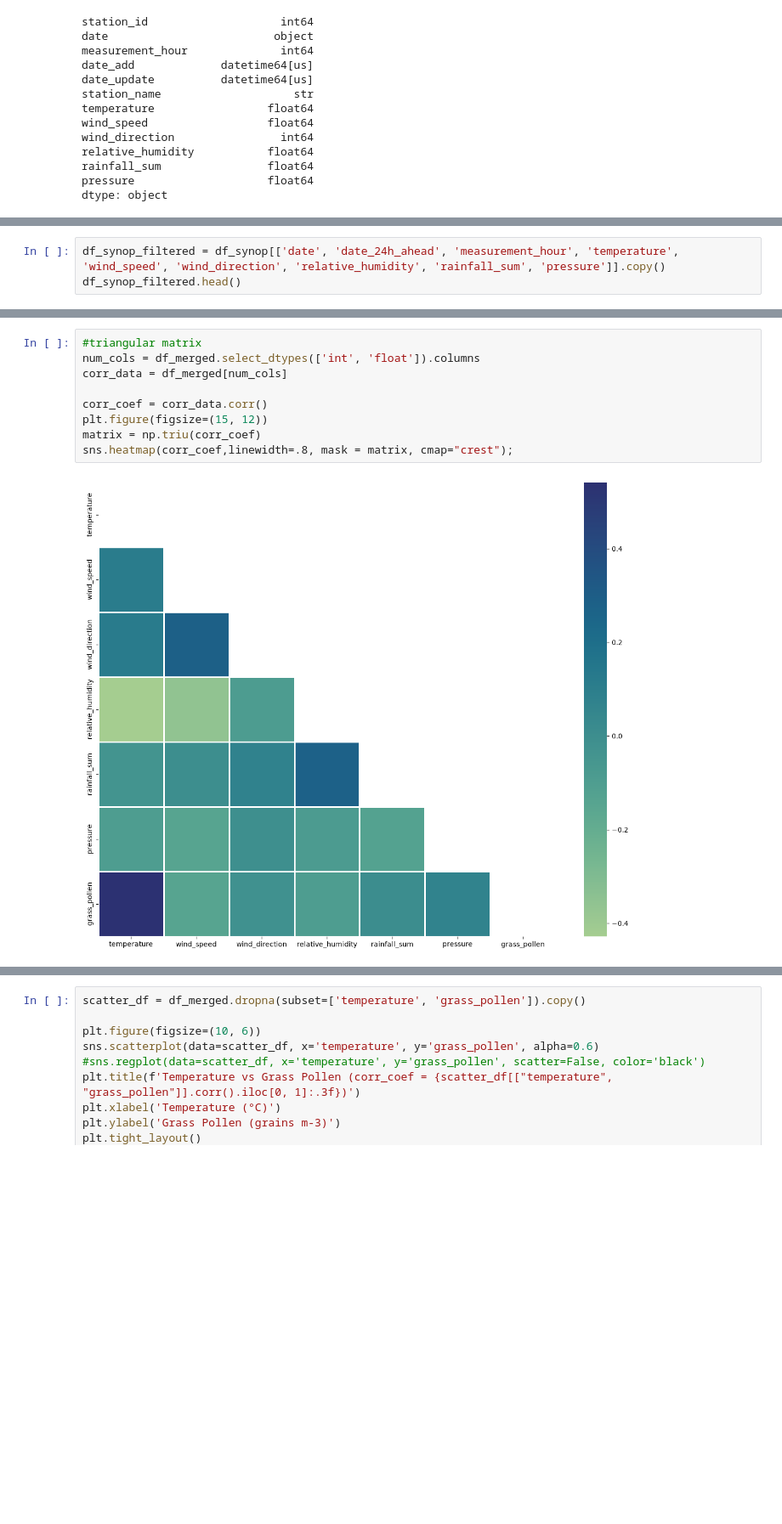
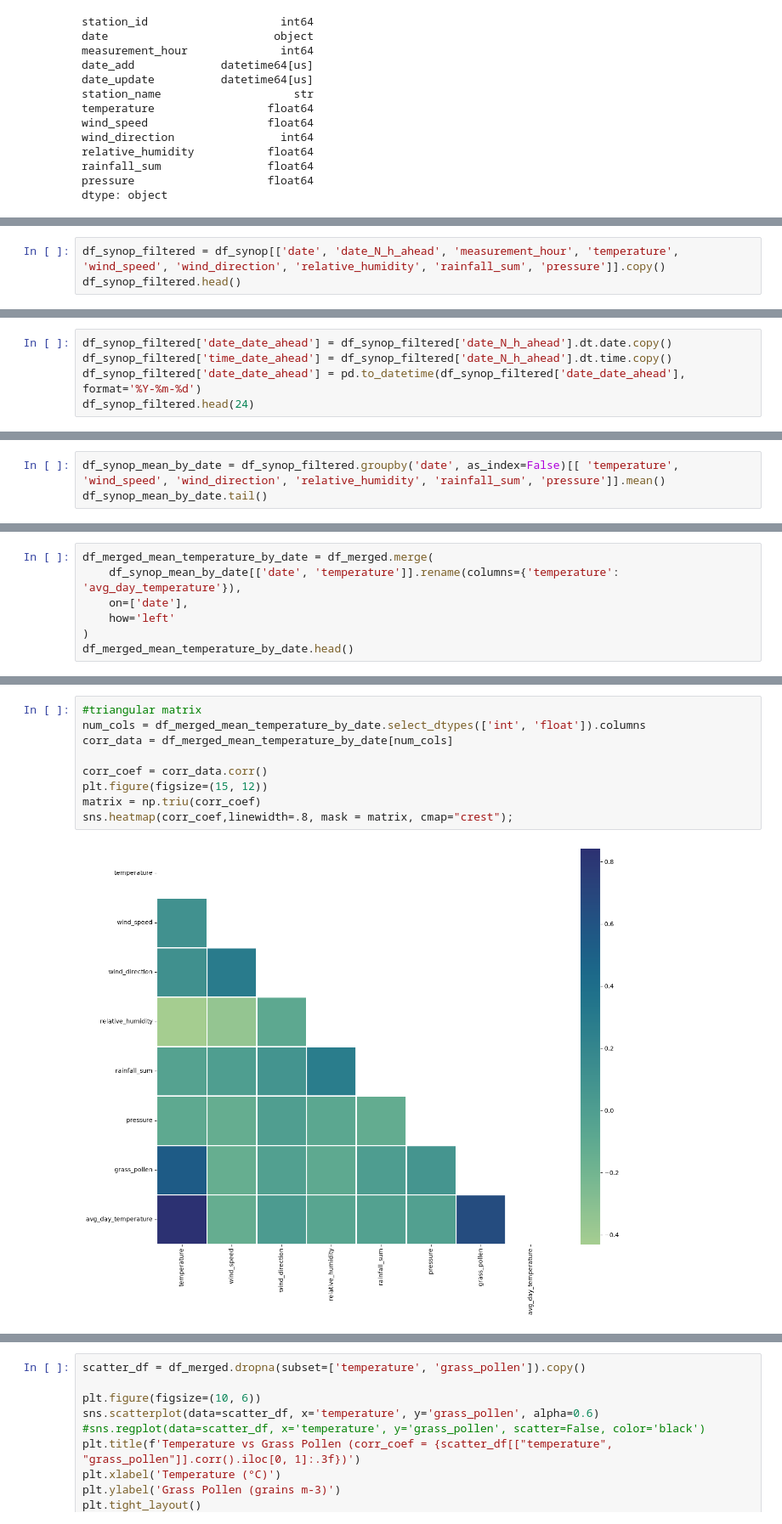
Before and after one commit to esmartty/Aqi_forecast, a Jupyter notebook: polen_analysis.ipynb, the cells around one changed output, grey strips where cells are left out. Shown at 85% size. Saved outputs shown, nothing was run; the diff lists cells and outputs as text; blank space fills up the shorter version.

Commit message:
added corr matrix for date_ahead = 12h and avg_day_temperature

```diff
--- a/polen_analysis.ipynb
+++ b/polen_analysis.ipynb
@@ -261,4 +250,4 @@ df_synop.head(24)
 # %%
-df_synop_filtered = df_synop[['date', 'date_24h_ahead', 'measurement_hour', 'temperature', 'wind_speed', 'wind_direction', 'relative_humidity', 'rainfall_sum', 'pressure']].copy()
+df_synop_filtered = df_synop[['date', 'date_N_h_ahead', 'measurement_hour', 'temperature', 'wind_speed', 'wind_direction', 'relative_humidity', 'rainfall_sum', 'pressure']].copy()
 df_synop_filtered.head()
 # %% [output]
@@ -270,0 +260,5 @@ df_synop_filtered.head()
+# %%
+df_synop_filtered['date_date_ahead'] = df_synop_filtered['date_N_h_ahead'].dt.date.copy()
+df_synop_filtered['time_date_ahead'] = df_synop_filtered['date_N_h_ahead'].dt.time.copy()
+df_synop_filtered['date_date_ahead'] = pd.to_datetime(df_synop_filtered['date_date_ahead'], format='%Y-%m-%d')
+df_synop_filtered.head(24)
@@ -270,0 +283,3 @@ df_synop_filtered.head()
+# %%
+df_synop_mean_by_date = df_synop_filtered.groupby('date', as_index=False)[[ 'temperature', 'wind_speed', 'wind_direction', 'relative_humidity', 'rainfall_sum', 'pressure']].mean()
+df_synop_mean_by_date.tail()
@@ -284,0 +318,7 @@ df_merged.head()
+# %%
+df_merged_mean_temperature_by_date = df_merged.merge(
+    df_synop_mean_by_date[['date', 'temperature']].rename(columns={'temperature': 'avg_day_temperature'}),
+    on=['date'],
+    how='left'
+)
+df_merged_mean_temperature_by_date.head()
@@ -285,11 +357,11 @@ df_merged.head()
 # %%
 #triangular matrix
-num_cols = df_merged.select_dtypes(['int', 'float']).columns
-corr_data = df_merged[num_cols]
+num_cols = df_merged_mean_temperature_by_date.select_dtypes(['int', 'float']).columns
+corr_data = df_merged_mean_temperature_by_date[num_cols]
 
 corr_coef = corr_data.corr()
 plt.figure(figsize=(15, 12))
 matrix = np.triu(corr_coef)
 sns.heatmap(corr_coef,linewidth=.8, mask = matrix, cmap="crest");
 # %% [output]
-[figure, old version]
+[figure, new version]
```
Also changed, not shown: parts of 24 cells of this notebook.
